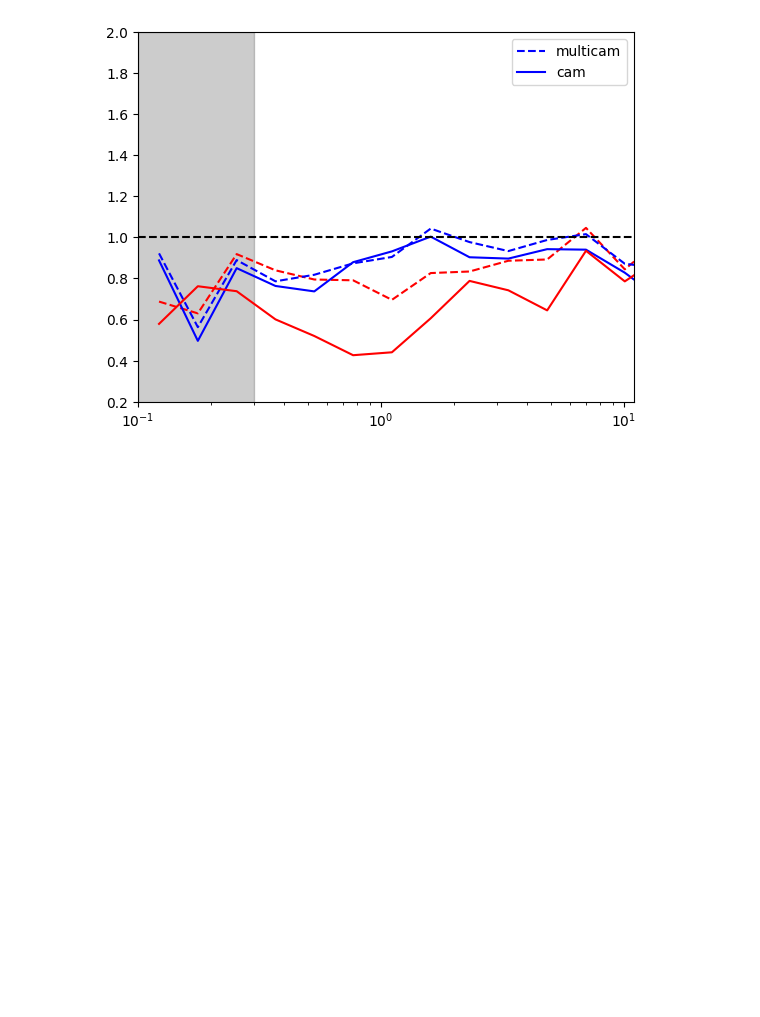
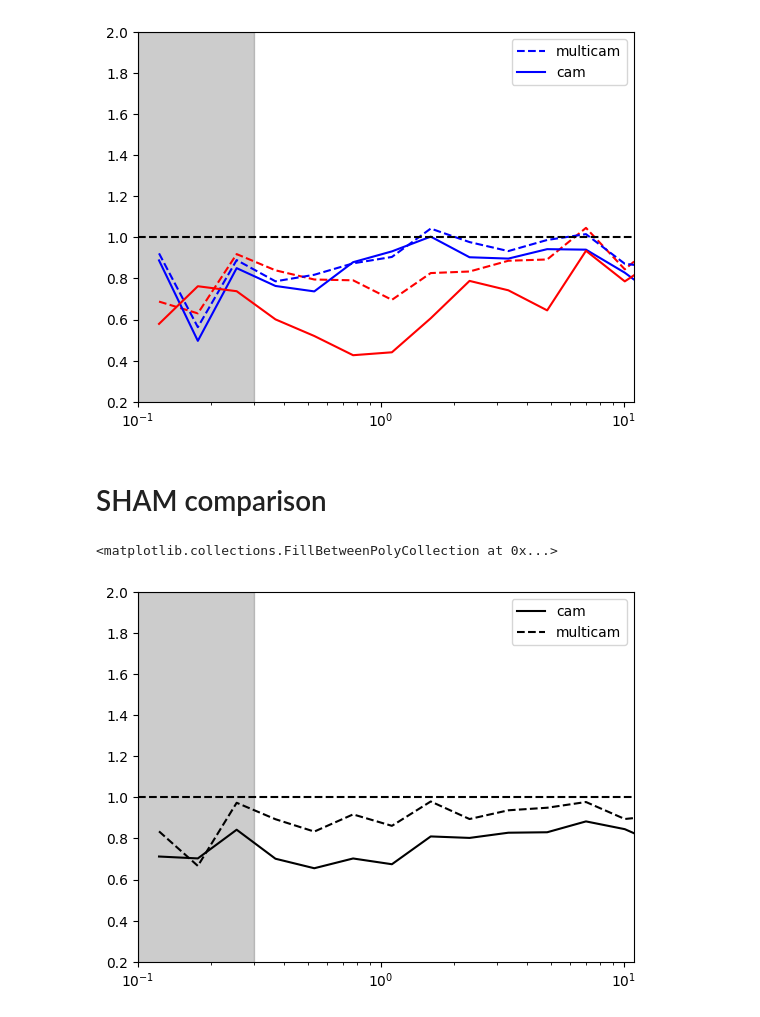
Before and after one commit to ismael-mendoza/multicam-tng-mah, a Jupyter notebook: notebooks/current/2026-03-13-multicam-clustering-dmo-hydro.ipynb, the cells around one changed output. Saved outputs shown, nothing was run; the diff lists cells and outputs as text; code cells hidden in the pictures; blank space fills up the shorter version.

Commit message:
add SHAM clustering results (no color split)

```diff
--- a/notebooks/current/2026-03-03-multicam-clustering-dmo-hydro.ipynb
+++ b/notebooks/current/2026-03-13-multicam-clustering-dmo-hydro.ipynb
@@ -430,3 +430,41 @@ plt.fill_betweenx([-2, 2], 0.1, 0.3, color="k", alpha=0.2)
 # %%
 # blue improves a little bit, probably insignificantly
 # red definitely improves over CAM.
+# %% [markdown]
+# SHAM comparison
+# %%
+xyz_true = return_xyz_formatted_array(
+    hydro_mstar_cut["x"].data, hydro_mstar_cut["y"].data, hydro_mstar_cut["z"].data
+)
+
+xyz_sham = return_xyz_formatted_array(
+    dmo_sham["x"].data, dmo_sham["y"].data, dmo_sham["z"].data
+)
+
+xyz_multicam = return_xyz_formatted_array(
+    dmo_multicam["x"].data, dmo_multicam["y"].data, dmo_multicam["z"].data
+)
+
+
+xi_true = tpcf(xyz_true, rbins, randoms=randoms, period=Lbox, num_threads="max")
+xi_cam = tpcf(xyz_sham, rbins, randoms=randoms, period=Lbox, num_threads="max")
+xi_multicam = tpcf(xyz_multicam, rbins, randoms=randoms, period=Lbox, num_threads="max")
+# %%
+plt.semilogx(rbin_centers, xi_cam / xi_true, c="k", ls="-", label="cam")
+plt.semilogx(rbin_centers, xi_multicam / xi_true, c="k", ls="--", label="multicam")
+
+plt.axhline(1.0, ls="--", c="k")
+
+plt.xlim(0.1, 11)
+plt.ylim(0.2, 2.0)
+
+plt.legend()
+
+# plt.axvline(0.3, c="k")
+plt.fill_betweenx([-2, 2], 0.1, 0.3, color="k", alpha=0.2)
+# i think this reproduces haley's results
+# doesn't seem to get much affected by adding scatter or not...
+# NOTE: double check, but mpeak mass bin cut at the beginning does not seem to affect output
+# %% [output]
+<matplotlib.collections.FillBetweenPolyCollection at 0x...>
+[figure, added]
```
